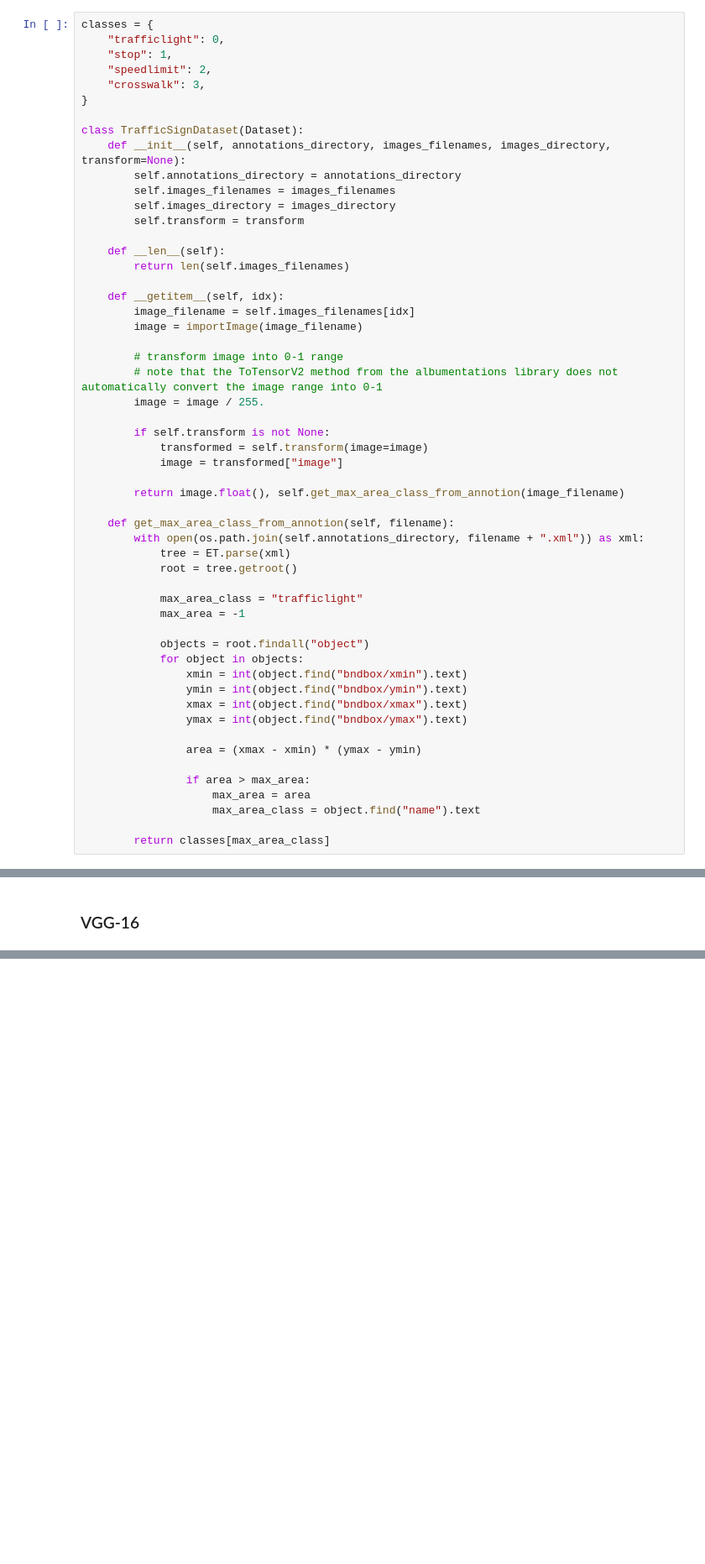
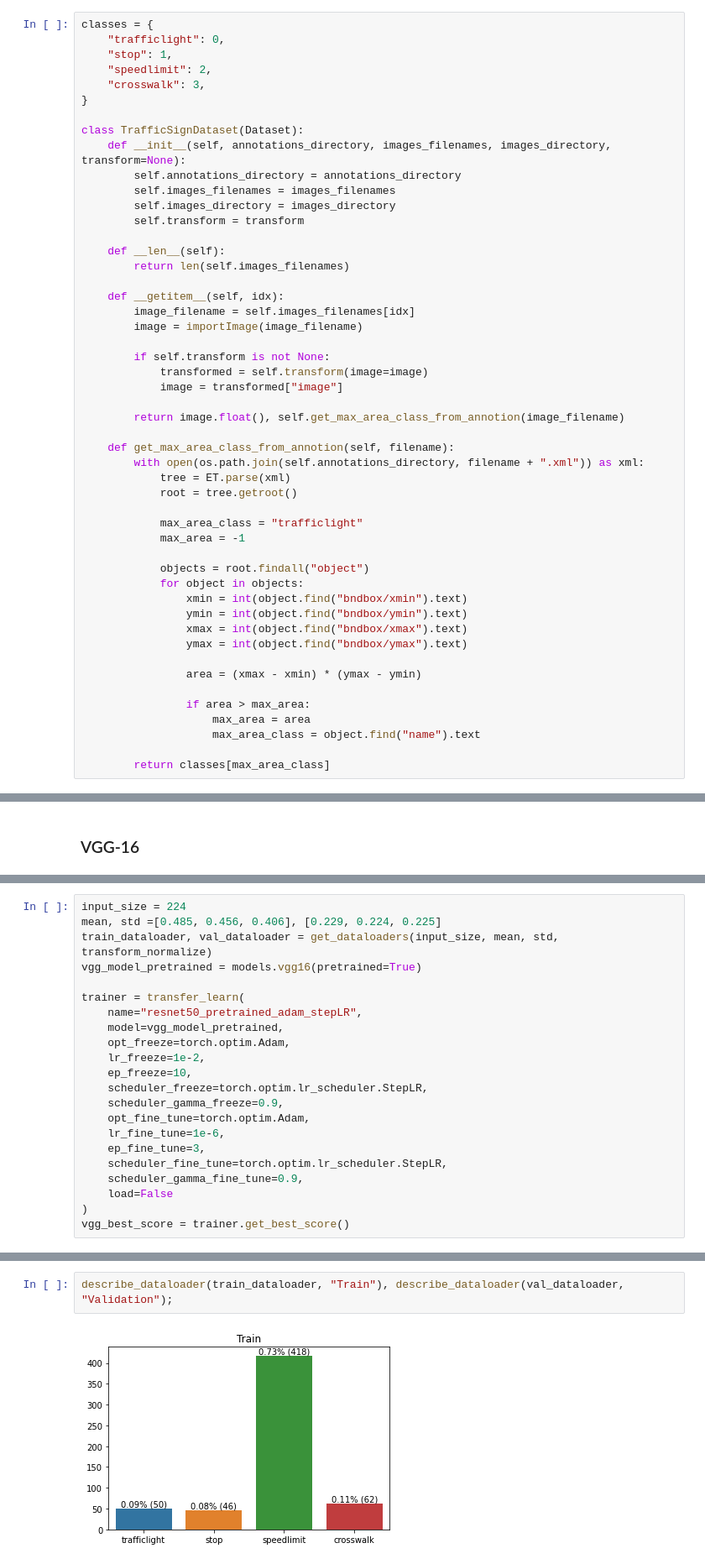
Before and after one commit to joaolucasmartins/VC2022, a Jupyter notebook: Part2/classification.ipynb, the cells around one changed output, grey strips where cells are left out. Shown at 84% size. Cells and saved outputs as stored; diff of their text form; blank space fills up the shorter version.

Commit message:
Add: Optimizers, data augmentation, variable LR, + lots of refactors

```diff
--- a/Part2/classification.ipynb
+++ b/Part2/classification.ipynb
@@ -117,10 +117,6 @@ class TrafficSignDataset(Dataset):
     def __getitem__(self, idx):
         image_filename = self.images_filenames[idx]
         image = importImage(image_filename)
-
-        # transform image into 0-1 range
-        # note that the ToTensorV2 method from the albumentations library does not automatically convert the image range into 0-1
-        image = image / 255.
 
         if self.transform is not None:
             transformed = self.transform(image=image)
@@ -875,0 +897,22 @@ Only train last layers
+# %%
+input_size = 224
+mean, std =[0.485, 0.456, 0.406], [0.229, 0.224, 0.225]
+train_dataloader, val_dataloader = get_dataloaders(input_size, mean, std, transform_normalize)
+vgg_model_pretrained = models.vgg16(pretrained=True)
+
+trainer = transfer_learn(
+    name="resnet50_pretrained_adam_stepLR",
+    model=vgg_model_pretrained,
+    opt_freeze=torch.optim.Adam,
+    lr_freeze=1e-2,
+    ep_freeze=10,
+    scheduler_freeze=torch.optim.lr_scheduler.StepLR,
+    scheduler_gamma_freeze=0.9,
+    opt_fine_tune=torch.optim.Adam,
+    lr_fine_tune=1e-6,
+    ep_fine_tune=3,
+    scheduler_fine_tune=torch.optim.lr_scheduler.StepLR,
+    scheduler_gamma_fine_tune=0.9,
+    load=False
+)
+vgg_best_score = trainer.get_best_score()
@@ -882,0 +1036,4 @@ plotTrainingHistory(vgg_train_history, vgg_val_history)
+# %%
+describe_dataloader(train_dataloader, "Train"), describe_dataloader(val_dataloader, "Validation");
+# %% [output]
+[figure, added]
```
Also changed, not shown: parts of 39 cells of this notebook.
